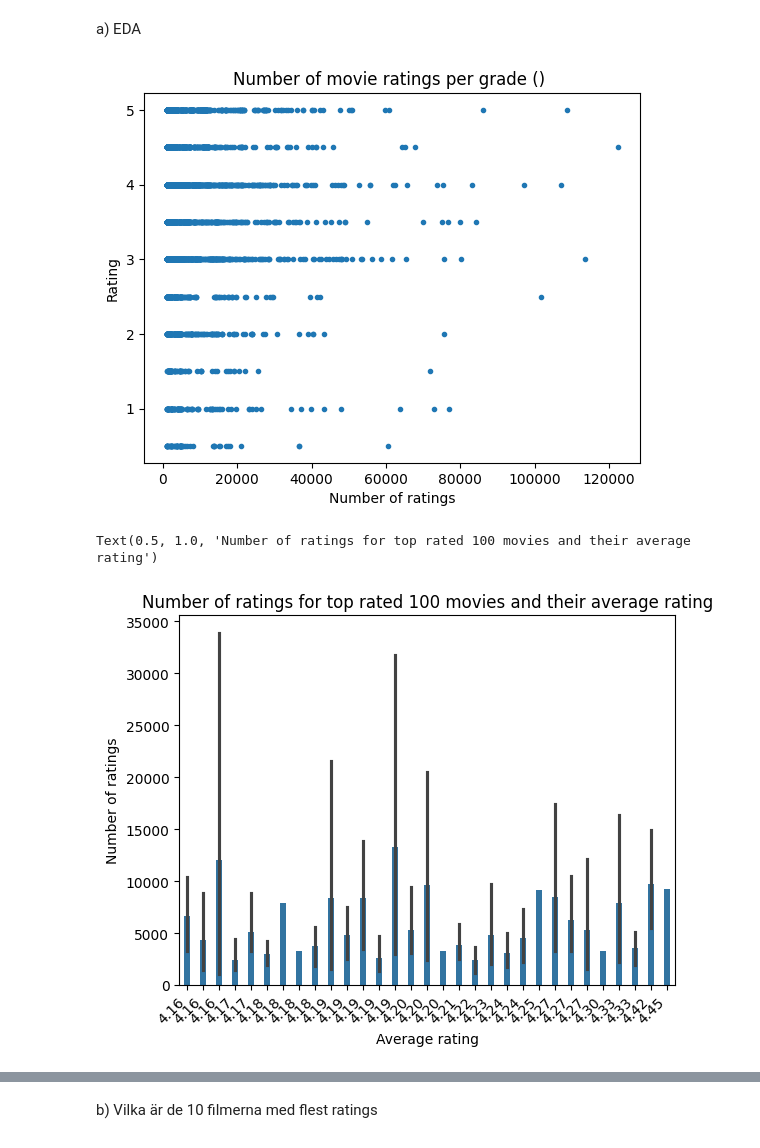
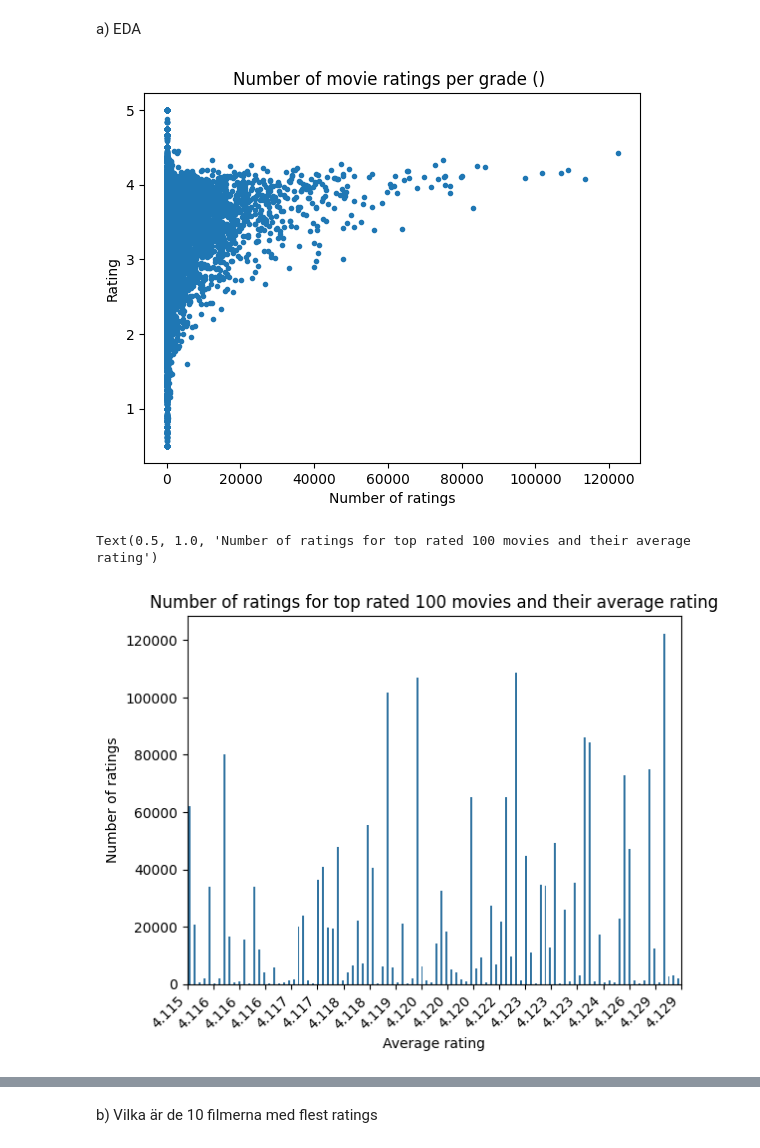
Before and after one commit to danlundh67/AI-recomend_predict, a Jupyter notebook: recommend.ipynb, the cells around one changed output, grey strips where cells are left out. Saved outputs shown, nothing was run; the diff lists cells and outputs as text; code cells hidden in the pictures.

```diff
--- a/recommend.ipynb
+++ b/recommend.ipynb
@@ -121,3 +127,13 @@ df_test=df_ratings.loc[(df_ratings.groupby(['movieId'])['userId'].count())]
 
 # ta bara hänsyn till de som har fler än 1000 omdömmen
 df_test2=df_test[df_test.index>1000]
+# %%
+#df_testm=df_ratings.loc[(df_ratings.groupby(['movieId'])['userId'].count())]
+df_testc=df_ratings.groupby(['movieId'])['userId'].count()
+df_testavg=df_ratings.groupby(['movieId'])['rating'].mean()
+#df_test2=df_test[df_test.index>1000]
+
+df_abcd= pd.merge(df_testc,df_testavg, on='movieId', how='inner')
+
+df_abcd.rename_axis('movieId').reset_index()
+df2 = df_abcd.rename({'userId': 'Count'}, axis='columns')
@@ -124,36 +157,38 @@ df_test2=df_test[df_test.index>1000]
 # %% [markdown]
 a)  EDA
 # %%
-plt.plot(df_test2.index, df_test2['rating'], '.')
+plt.plot(df2['Count'], df2['rating'], '.')
 plt.title('Number of movie ratings per grade () ')
 plt.xlabel('Number of ratings')
 plt.ylabel('Rating')
 plt.show()
 # %% [output]
-[figure, old version]
+[figure, new version]
 # %%
 from matplotlib.ticker import FormatStrFormatter
 import matplotlib.ticker as ticker
 
 # En groupby för att räkna ut genomsnittligt betyg per film,
 # slå samman denna med antalet ratings per film (de som har fler
 # än 1000)
 
 df_test3=df_ratings.groupby(['movieId'])['rating'].mean()
 df_A=df_test2.rename_axis('Count_ratings').reset_index()
 df_B=df_test3.rename_axis('movieId').reset_index()
-df_all=pd.merge(df_A, df_B, on='movieId', how='inner').sort_values(by='rating_y',ascending = False)
+#df_all=pd.merge(df_A, df_B, on='movieId', how='inner').sort_values(by='rating_y',ascending = False)
+df_all=df2[df2['Count']>100].sort_values(by='rating',ascending = False)
 
 # Skapa en plot som visar antalet ratings mot genomsnittligt betyg
 # illustrarr att det inte finns ett samband mellan fler röster och
 # ett högt genomsnittligt betyg, OBS bara för de 200 med högst genomsnitligt betyg
-snsplot=sns.barplot(data = df_all.head(200), x = "rating_y", y = "Count_ratings", width=0.4)
+snsplot=sns.barplot(data = df_all.head(100), x = "rating", y = "Count", width=0.4)
 # with som help from Stack Overflow
-tick_labels = [f'{float(label.get_text()):.2f}' for label in snsplot.get_xticklabels()]
+tick_labels = [f'{float(label.get_text()):.3f}' for label in snsplot.get_xticklabels()]
 snsplot.set_xticklabels(tick_labels, rotation=45, ha='right')
+snsplot.xaxis.set_major_locator(ticker.LinearLocator(20))
 snsplot.set_xlabel('Average rating')
 snsplot.set_ylabel('Number of ratings')
 snsplot.set_title('Number of ratings for top rated 100 movies and their average rating')
 # %% [output]
 Text(0.5, 1.0, 'Number of ratings for top rated 100 movies and their average rating')
-[figure, old version]
+[figure, new version]
```
Also changed, not shown: parts of 17 cells of this notebook.
